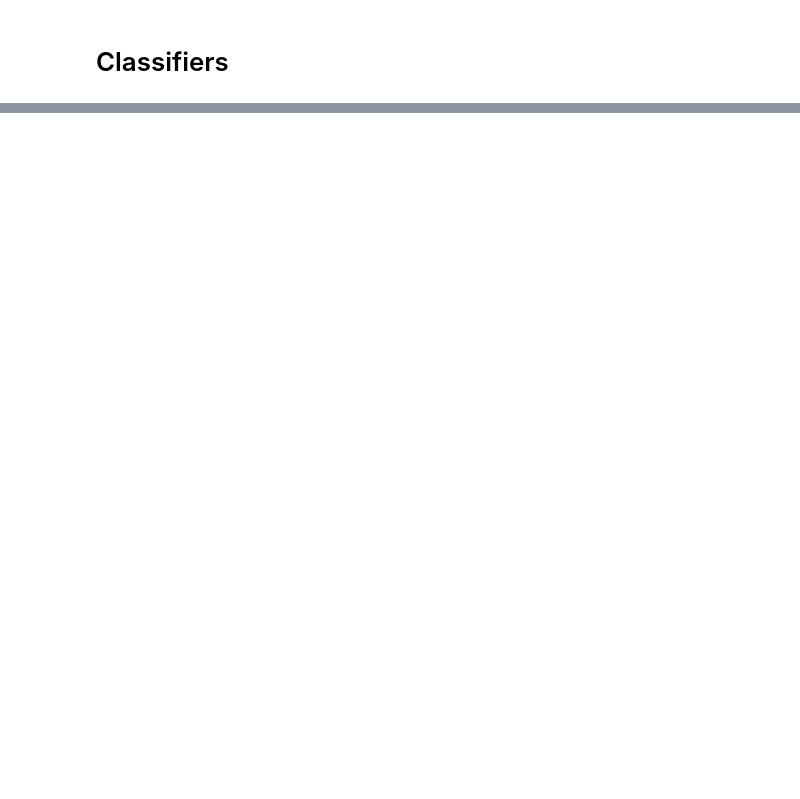
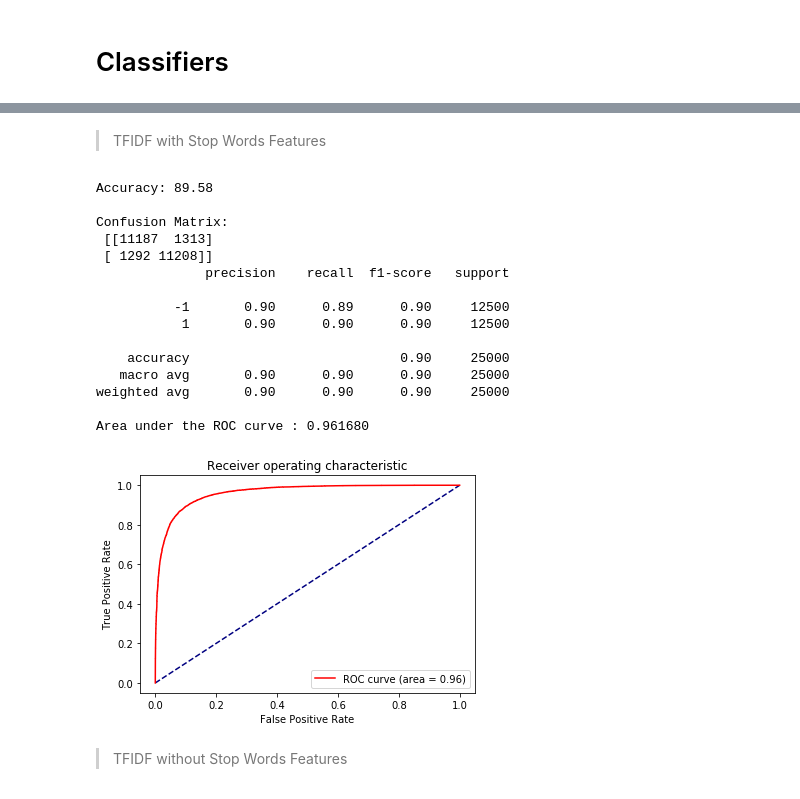
Before and after one commit to hmohebbi/SentimentAnalysis, a Jupyter notebook: Pattern1.ipynb, the cells around one changed output, grey strips where cells are left out. Saved outputs shown, nothing was run; the diff lists cells and outputs as text; code cells hidden in the pictures; blank space fills up the shorter version.

```diff
--- a/Pattern1.ipynb
+++ b/Pattern1.ipynb
@@ -461,0 +577,31 @@ weighted avg       0.84      0.84      0.84     25000
+# %% [markdown]
+> TFIDF with Stop Words Features
+# %%
+# Training
+model.fit(tfidf_with_stop_training_features, train_data["sentiment"])
+
+# Evaluation
+y_pred_tfidf_with_stop_svm = model.predict(tfidf_with_stop_test_features)
+y_prob_tfidf_with_stop_svm = model.decision_function(tfidf_with_stop_test_features)
+# %%
+# Result
+printResult(y_pred_tfidf_with_stop_svm, y_prob_tfidf_with_stop_svm)
+# %% [output]
+Accuracy: 89.58
+
+Confusion Matrix:
+ [[11187  1313]
+ [ 1292 11208]]
+              precision    recall  f1-score   support
+
+          -1       0.90      0.89      0.90     12500
+           1       0.90      0.90      0.90     12500
+
+    accuracy                           0.90     25000
+   macro avg       0.90      0.90      0.90     25000
+weighted avg       0.90      0.90      0.90     25000
+
+Area under the ROC curve : 0.961680
+[figure, added]
+# %% [markdown]
+> TFIDF without Stop Words Features
```
Also changed, not shown: parts of 129 cells of this notebook.
